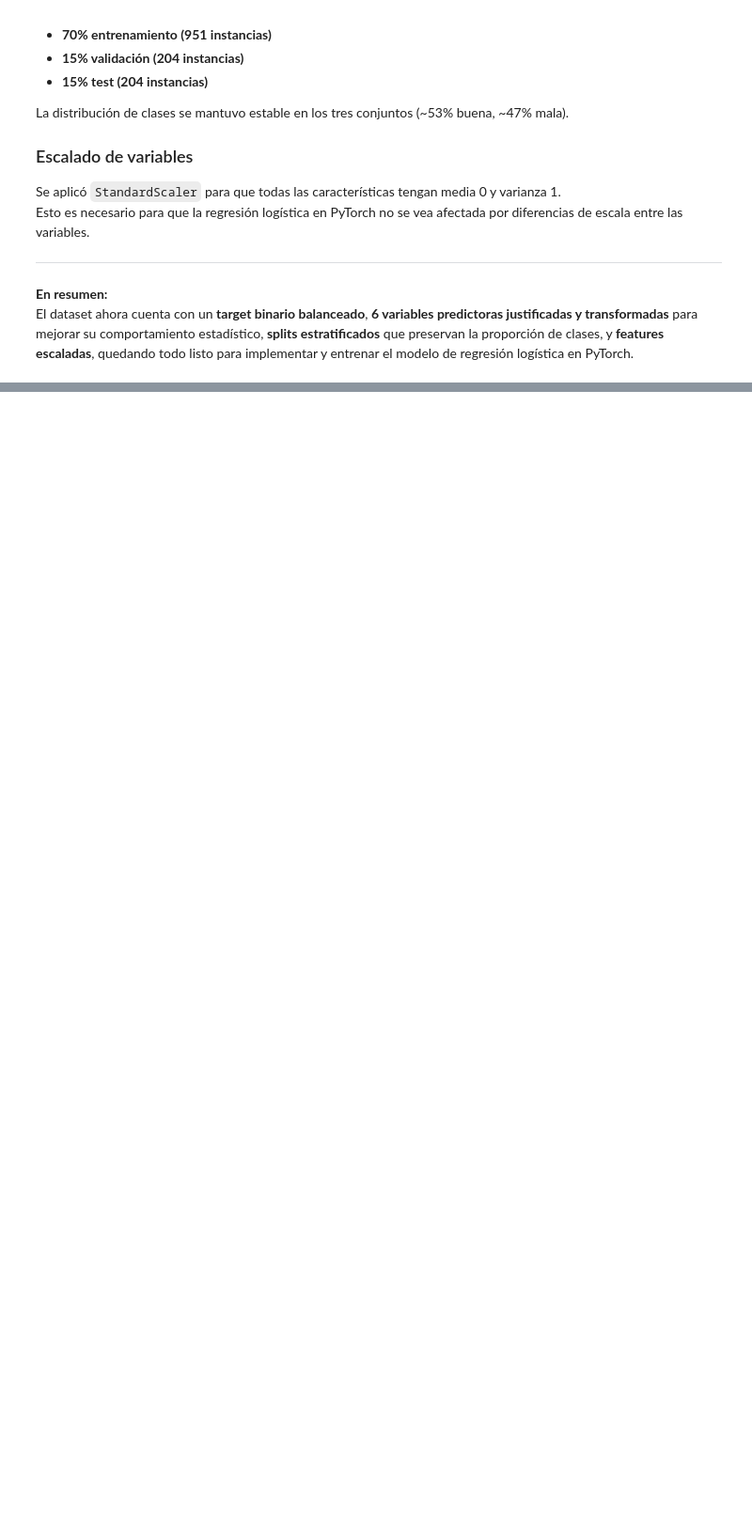
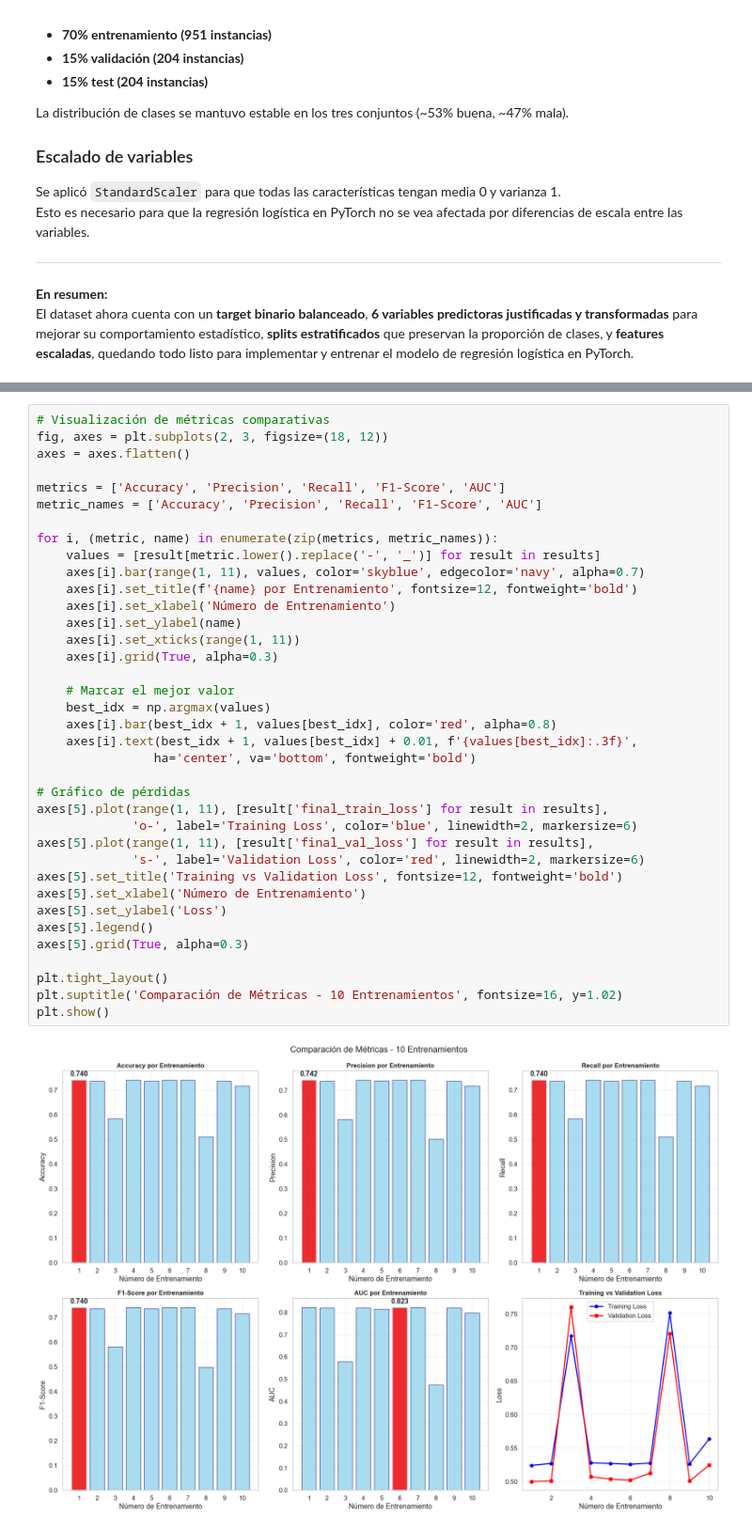
Before and after one commit to Joselyn2114/Assign02-LogisticRegression, a Jupyter notebook: Regresión_Logística.ipynb, the cells around one changed output, grey strips where cells are left out. Shown at 94% size. Drawn from its saved outputs; the diff is of its cells as text; blank space fills up the shorter version.

```diff
--- a/Regresión_Logística.ipynb
+++ b/Regresión_Logística.ipynb
@@ -460,0 +830,39 @@ El dataset ahora cuenta con un **target binario balanceado**, **6 variables pred
+# %%
+# Visualización de métricas comparativas
+fig, axes = plt.subplots(2, 3, figsize=(18, 12))
+axes = axes.flatten()
+
+metrics = ['Accuracy', 'Precision', 'Recall', 'F1-Score', 'AUC']
+metric_names = ['Accuracy', 'Precision', 'Recall', 'F1-Score', 'AUC']
+
+for i, (metric, name) in enumerate(zip(metrics, metric_names)):
+    values = [result[metric.lower().replace('-', '_')] for result in results]
+    axes[i].bar(range(1, 11), values, color='skyblue', edgecolor='navy', alpha=0.7)
+    axes[i].set_title(f'{name} por Entrenamiento', fontsize=12, fontweight='bold')
+    axes[i].set_xlabel('Número de Entrenamiento')
+    axes[i].set_ylabel(name)
+    axes[i].set_xticks(range(1, 11))
+    axes[i].grid(True, alpha=0.3)
+
+    # Marcar el mejor valor
+    best_idx = np.argmax(values)
+    axes[i].bar(best_idx + 1, values[best_idx], color='red', alpha=0.8)
+    axes[i].text(best_idx + 1, values[best_idx] + 0.01, f'{values[best_idx]:.3f}',
+                ha='center', va='bottom', fontweight='bold')
+
+# Gráfico de pérdidas
+axes[5].plot(range(1, 11), [result['final_train_loss'] for result in results],
+             'o-', label='Training Loss', color='blue', linewidth=2, markersize=6)
+axes[5].plot(range(1, 11), [result['final_val_loss'] for result in results],
+             's-', label='Validation Loss', color='red', linewidth=2, markersize=6)
+axes[5].set_title('Training vs Validation Loss', fontsize=12, fontweight='bold')
+axes[5].set_xlabel('Número de Entrenamiento')
+axes[5].set_ylabel('Loss')
+axes[5].legend()
+axes[5].grid(True, alpha=0.3)
+
+plt.tight_layout()
+plt.suptitle('Comparación de Métricas - 10 Entrenamientos', fontsize=16, y=1.02)
+plt.show()
+# %% [output]
+[figure, added]
```
Also changed, not shown: parts of 17 cells of this notebook.
